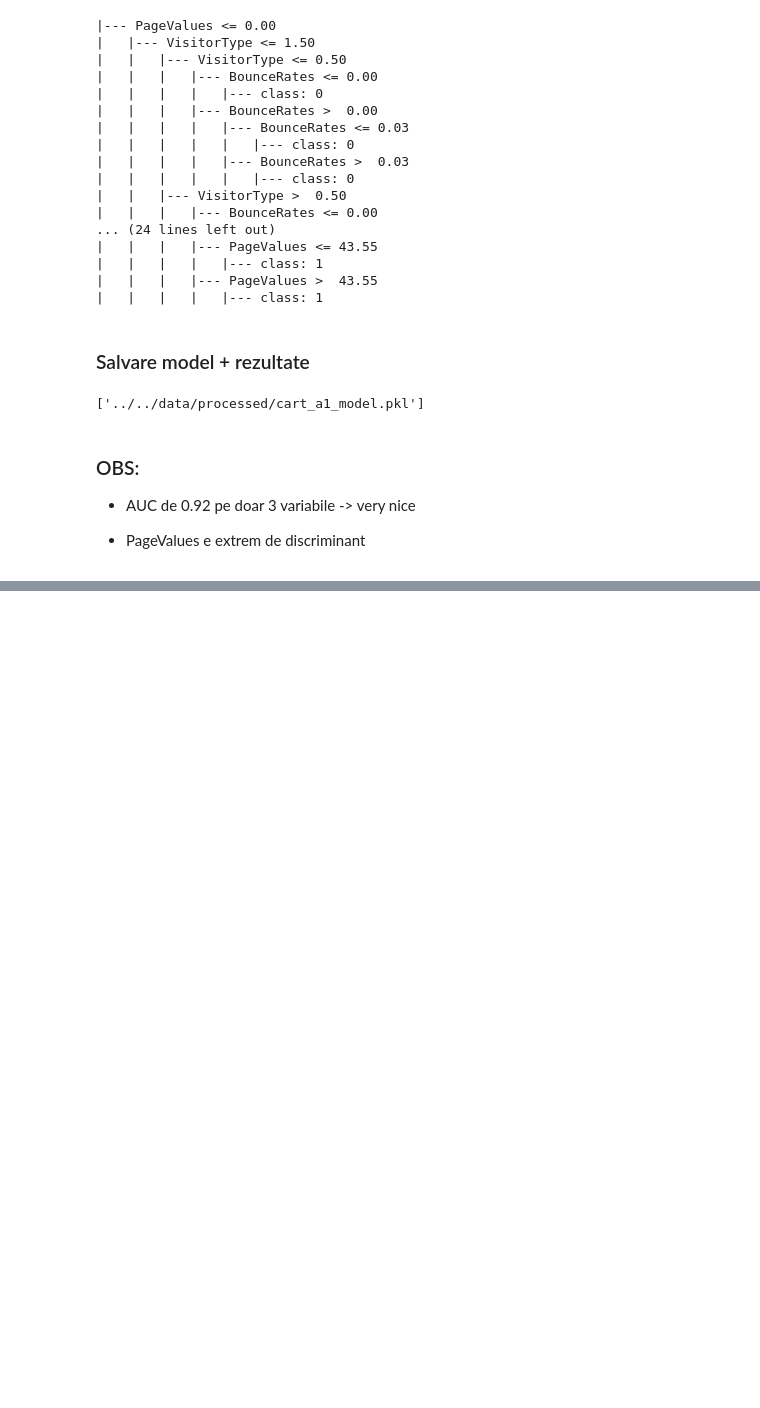
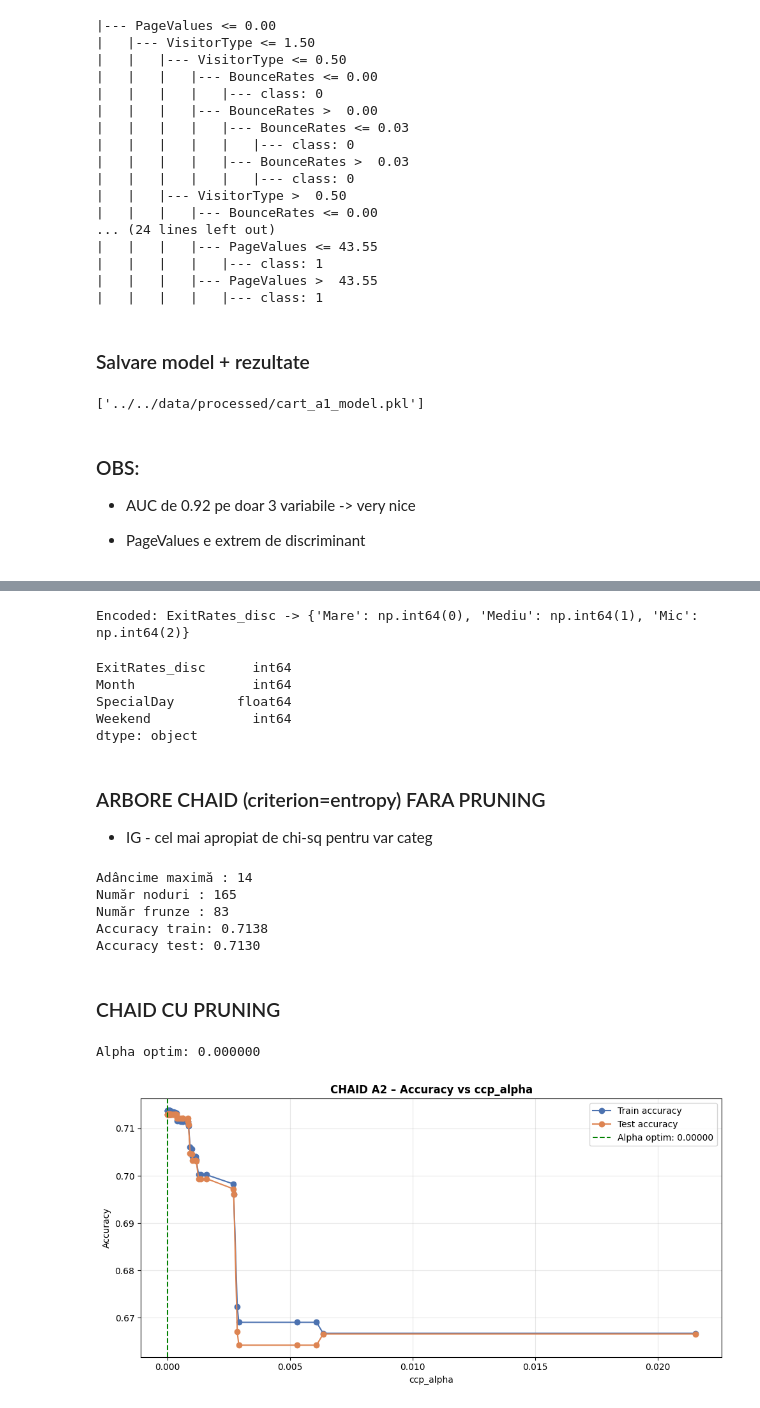
Before and after one commit to BejenaruIoanMatei/Online-Shoppers-Purchasing-Intention, a Jupyter notebook: notebooks/OnlinePurchasing/arbori.ipynb, the cells around one changed output, grey strips where cells are left out. Drawn from its saved outputs; the diff is of its cells as text; code cells hidden in the pictures; blank space fills up the shorter version.

Commit message:
CHAID analiza A2

```diff
--- a/notebooks/OnlinePurchasing/arbori.ipynb
+++ b/notebooks/OnlinePurchasing/arbori.ipynb
@@ -251,0 +262,6 @@ pd.DataFrame([results_a1]).to_csv('../../outputs/cart_a1_results.csv', index=Fal
+# %%
+train_test_sets = joblib.load('../../data/processed/train_test_sets.pkl')
+X_train, X_test, y_train, y_test = train_test_sets['A2_CHAID']
+
+print(f"\nTrain: {X_train.shape} | Test: {X_test.shape}")
+print(f"Tipuri coloane:\n{X_train.dtypes}")
@@ -251,0 +276,71 @@ pd.DataFrame([results_a1]).to_csv('../../outputs/cart_a1_results.csv', index=Fal
+# %%
+for col in X_train.columns:
+    if X_train[col].dtype == 'object' or str(X_train[col].dtype).startswith('String') or X_train[col].dtype == 'str':
+        le = LabelEncoder()
+        combined = pd.concat([X_train[col], X_test[col]]).astype(str)
+        le.fit(combined)
+        X_train[col] = le.transform(X_train[col].astype(str))
+        X_test[col]  = le.transform(X_test[col].astype(str))
+        print(f"Encoded: {col} -> {dict(zip(le.classes_, le.transform(le.classes_)))}")
+# %% [output]
+Encoded: ExitRates_disc -> {'Mare': np.int64(0), 'Mediu': np.int64(1), 'Mic': np.int64(2)}
+# %%
+X_train.dtypes
+# %% [output]
+ExitRates_disc      int64
+Month               int64
+SpecialDay        float64
+Weekend             int64
+dtype: object
+# %% [markdown]
+### ARBORE CHAID (criterion=entropy) FARA PRUNING
+
+-   IG - cel mai apropiat de chi-sq pentru var categ
+# %%
+chaid_full = DecisionTreeClassifier(
+    criterion='entropy',
+    splitter='best',
+    random_state=7
+)
+chaid_full.fit(X_train, y_train)
+
+print(f"Adâncime maximă : {chaid_full.get_depth()}")
+print(f"Număr noduri : {chaid_full.tree_.node_count}")
+print(f"Număr frunze : {chaid_full.get_n_leaves()}")
+print(f"Accuracy train: {chaid_full.score(X_train, y_train):.4f}")
+print(f"Accuracy test: {chaid_full.score(X_test, y_test):.4f}")
+# %% [output]
+Adâncime maximă : 14
+Număr noduri : 165
+Număr frunze : 83
+Accuracy train: 0.7138
+Accuracy test: 0.7130
+# %% [markdown]
+### CHAID CU PRUNING
+# %%
+path = chaid_full.cost_complexity_pruning_path(X_train, y_train)
+ccp_alphas = path.ccp_alphas[:-1]
+train_scores, test_scores = [], []
+
+for alpha in ccp_alphas:
+    clf = DecisionTreeClassifier(criterion='entropy', ccp_alpha=alpha, random_state=7)
+    clf.fit(X_train, y_train)
+    train_scores.append(clf.score(X_train, y_train))
+    test_scores.append(clf.score(X_test, y_test))
+
+best_alpha = ccp_alphas[np.argmax(test_scores)]
+print(f"Alpha optim: {best_alpha:.6f}")
+
+fig, ax = plt.subplots(figsize=(10, 5))
+ax.plot(ccp_alphas, train_scores, 'o-', label='Train accuracy', color='#4C72B0')
+ax.plot(ccp_alphas, test_scores,'o-', label='Test accuracy',  color='#DD8452')
+ax.axvline(best_alpha, color='green', linestyle='--', label=f'Alpha optim: {best_alpha:.5f}')
+ax.set_xlabel('ccp_alpha')
+ax.set_ylabel('Accuracy')
+ax.set_title('CHAID A2 – Accuracy vs ccp_alpha', fontweight='bold')
+ax.legend(); ax.grid(alpha=0.3)
+plt.tight_layout()
+plt.show()
+# %% [output]
+Alpha optim: 0.000000
+[figure, added]
```
Also changed, not shown: parts of 16 cells of this notebook, 1 other file.
